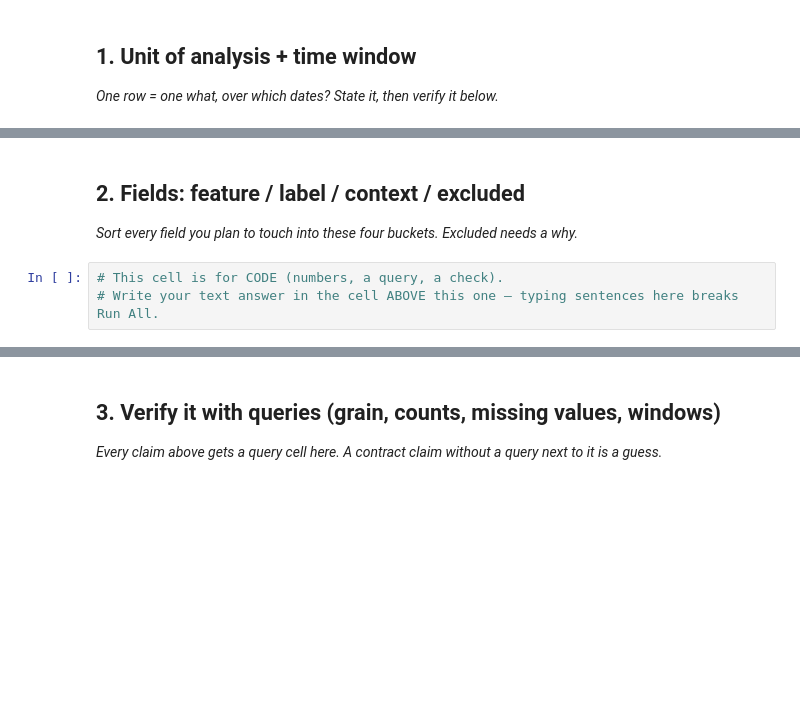
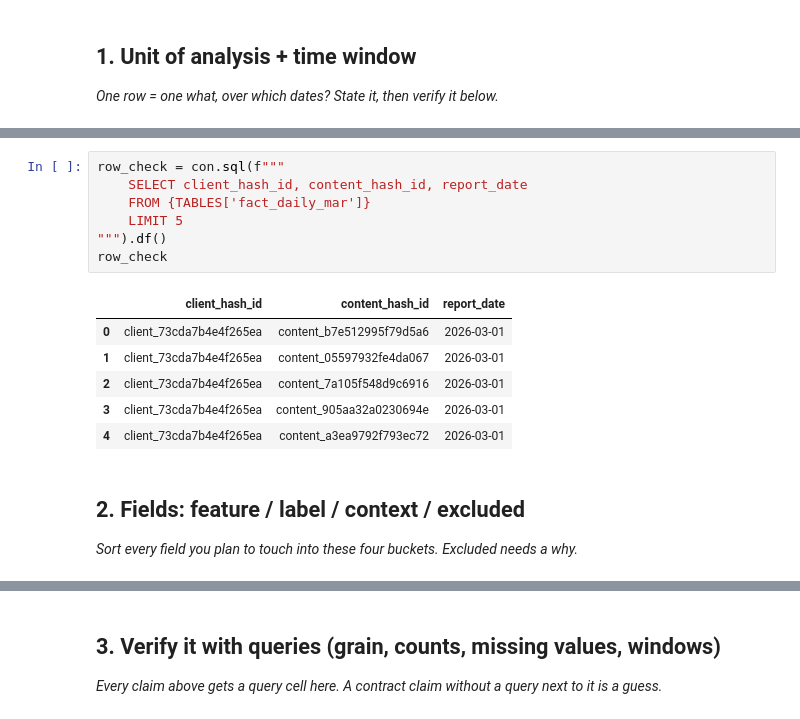
Before and after one commit to Yumna-Zafar/flyrank-ml-internship, a Jupyter notebook: work/notebooks/w03_data_contract.ipynb, the cells around one changed output, grey strips where cells are left out. Cells and saved outputs as stored; diff of their text form; blank space fills up the shorter version.

```diff
--- a/work/notebooks/w03_data_contract.ipynb
+++ b/work/notebooks/w03_data_contract.ipynb
@@ -16,7 +87,18 @@ This skeleton is yours to fill. Work the sections **in order** — each one has
+# %%
+row_check = con.sql(f"""
+    SELECT client_hash_id, content_hash_id, report_date
+    FROM {TABLES['fact_daily_mar']}
+    LIMIT 5
+""").df()
+row_check
+# %% [output]
+|  | client_hash_id | content_hash_id | report_date |
+| 0 | client_73cda7b4e4f265ea | content_b7e512995f79d5a6 | 2026-03-01 |
+| 1 | client_73cda7b4e4f265ea | content_05597932fe4da067 | 2026-03-01 |
+| 2 | client_73cda7b4e4f265ea | content_7a105f548d9c6916 | 2026-03-01 |
+| 3 | client_73cda7b4e4f265ea | content_905aa32a0230694e | 2026-03-01 |
+| 4 | client_73cda7b4e4f265ea | content_a3ea9792f793ec72 | 2026-03-01 |
 # %% [markdown]
 ## 2. Fields: feature / label / context / excluded
 
 *Sort every field you plan to touch into these four buckets. Excluded needs a why.*
-# %%
-# This cell is for CODE (numbers, a query, a check).
-# Write your text answer in the cell ABOVE this one — typing sentences here breaks Run All.
```
Also changed, not shown: parts of 18 cells of this notebook.
